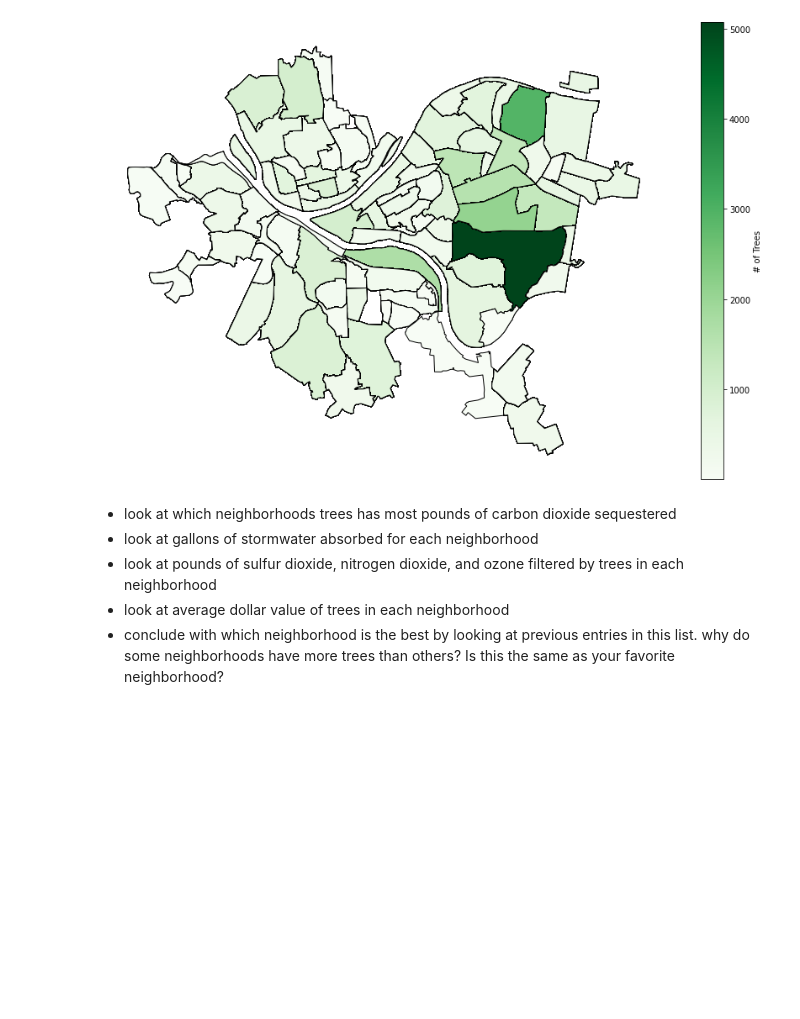
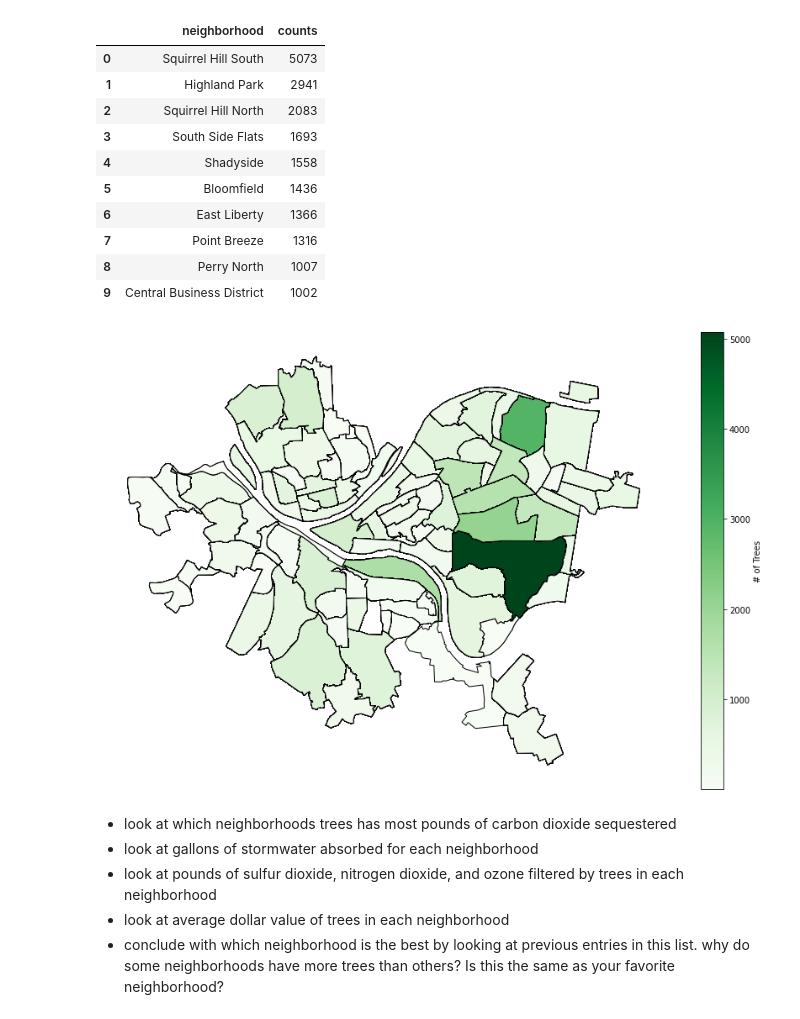
Before and after one commit to brianhutton82/CMPINF0010_FINAL_PROJECT, a Jupyter notebook: final_project.ipynb, the cells around one changed output. Drawn from its saved outputs; the diff is of its cells as text; code cells hidden in the pictures; blank space fills up the shorter version.

```diff
--- a/final_project.ipynb
+++ b/final_project.ipynb
@@ -39,45 +39,49 @@ import matplotlib.pyplot as plt
 import geopandas
 import seaborn as sns
 from IPython.core.display import display, HTML
 %matplotlib inline
 
 # Read in tree data file from WPRDC
 trees_dataset = pd.read_csv("pittsburgh_trees.csv", low_memory=False)
 trees_dataset = trees_dataset.reset_index()
 
 # Get list of neighborhoods in dataset
 neighborhood_names = trees_dataset['neighborhood'].unique()
 
 # Figure out the counts for number of trees per neighborhood
 trees_per_neighborhood = trees_dataset['neighborhood'].value_counts().to_dict()
 
 # create new column in dataframe and for each row in dataframe add tree count for that neighborhood
 trees_dataset['counts'] = 0
 for index, row in trees_dataset.iterrows():
     trees_dataset.at[index, 'counts'] = trees_per_neighborhood.get(row['neighborhood'])
 
-#display(HTML("<p>There are {} unique neighborhoods in this dataset.</p>".format(len(neighborhood_names))))
-
-# form a string that resembles an html unordered list, then render that string to the document
-# neighborhood_html_string = "<ul>"
-# for neighborhood in neighborhood_names:
-#    neighborhood_html_string += "<li>"
-#    neighborhood_html_string += str(neighborhood)
-#    neighborhood_html_string += "</li>"
-#neighborhood_html_string += "</ul>"
-#display(HTML(neighborhood_html_string))
-
-# construct a table of top 10 neighborhoods with most trees
+#display(HTML("<p>put whatever tags you want to write html with python</p>"))
 
 # read in the shapefile
 neighborhoods = geopandas.read_file("Neighborhoods/Neighborhoods_.shp")
 
 # map plotting with geopandas
 # found colormaps here: https://matplotlib.org/2.0.2/users/colormaps.html
 trees_map = neighborhoods.merge(trees_dataset, how='left', left_on='hood', right_on='neighborhood')
 trees_plot = trees_map.plot(column='counts', edgecolor="black", cmap='Greens', legend=True, legend_kwds={'label': "# of Trees"}, figsize=(15, 10))
 trees_plot.set_axis_off();
+
+# convert trees_per_neighborhood dictionary to dataframe
+trees_per_neighborhood_df = pd.DataFrame(trees_per_neighborhood.items(), columns=['neighborhood', 'counts'])
+trees_per_neighborhood_df.head(10)
 # %% [output]
+|  | neighborhood | counts |
+| 0 | Squirrel Hill South | 5073 |
+| 1 | Highland Park | 2941 |
+| 2 | Squirrel Hill North | 2083 |
+| 3 | South Side Flats | 1693 |
+| 4 | Shadyside | 1558 |
+| 5 | Bloomfield | 1436 |
+| 6 | East Liberty | 1366 |
+| 7 | Point Breeze | 1316 |
+| 8 | Perry North | 1007 |
+| 9 | Central Business District | 1002 |
 [figure]
 # %% [markdown]
 <ul>
```
Also changed, not shown: parts of 1 cell of this notebook.
